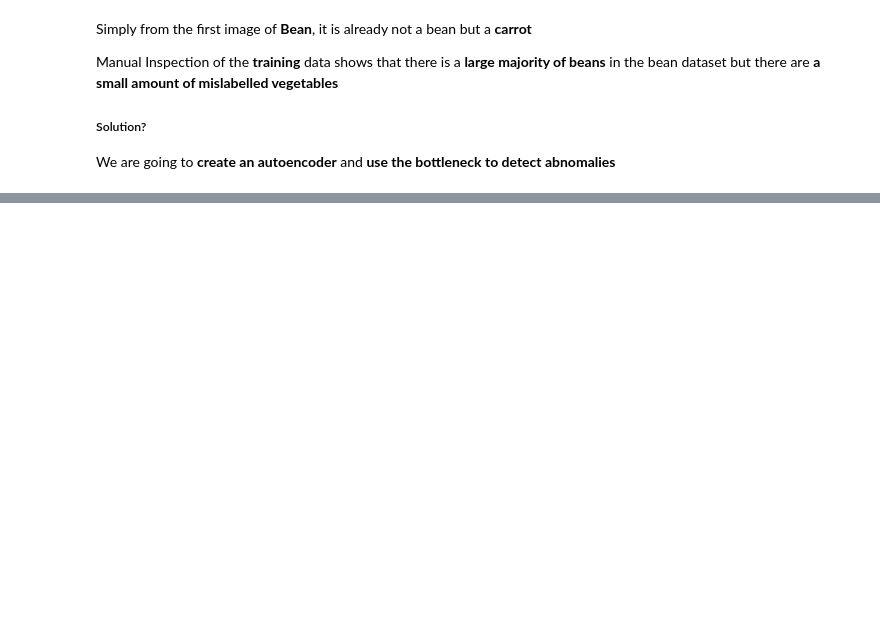
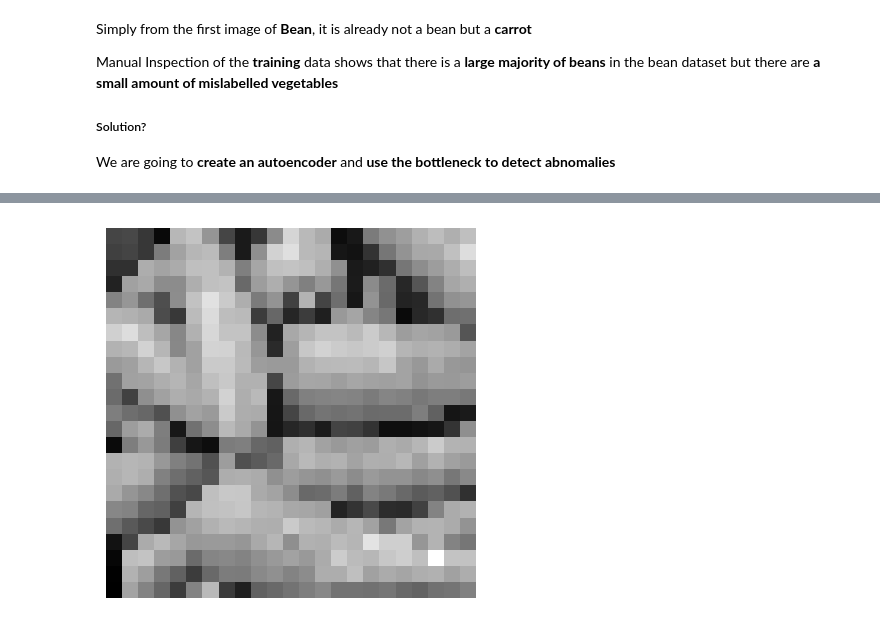
Before and after one commit to stupidbutsmart/DELE-CA1, a Jupyter notebook: CNN.ipynb, the cells around one changed output, grey strips where cells are left out. Drawn from its saved outputs; the diff is of its cells as text; code cells hidden in the pictures; blank space fills up the shorter version.

```diff
--- a/CNN.ipynb
+++ b/CNN.ipynb
@@ -251,0 +300,4 @@ Epoch 30/30
+# %%
+cleaned_train_data = pd.read_json(os.path.join(STORED_DATA , 'train_23_cleaned.json'))
+print(f'Shape: {cleaned_train_data.shape}')
+cleaned_train_data.head(3)
@@ -251,0 +310,7 @@ Epoch 30/30
+# %%
+# SImple way to check is to look at the first item
+plt.imshow(cleaned_train_data['sequence'].iloc[3], cmap='gray')
+plt.axis('off')
+plt.show()
+# %% [output]
+[figure, added]
```
Also changed, not shown: parts of 10 cells of this notebook, 3 other files.
